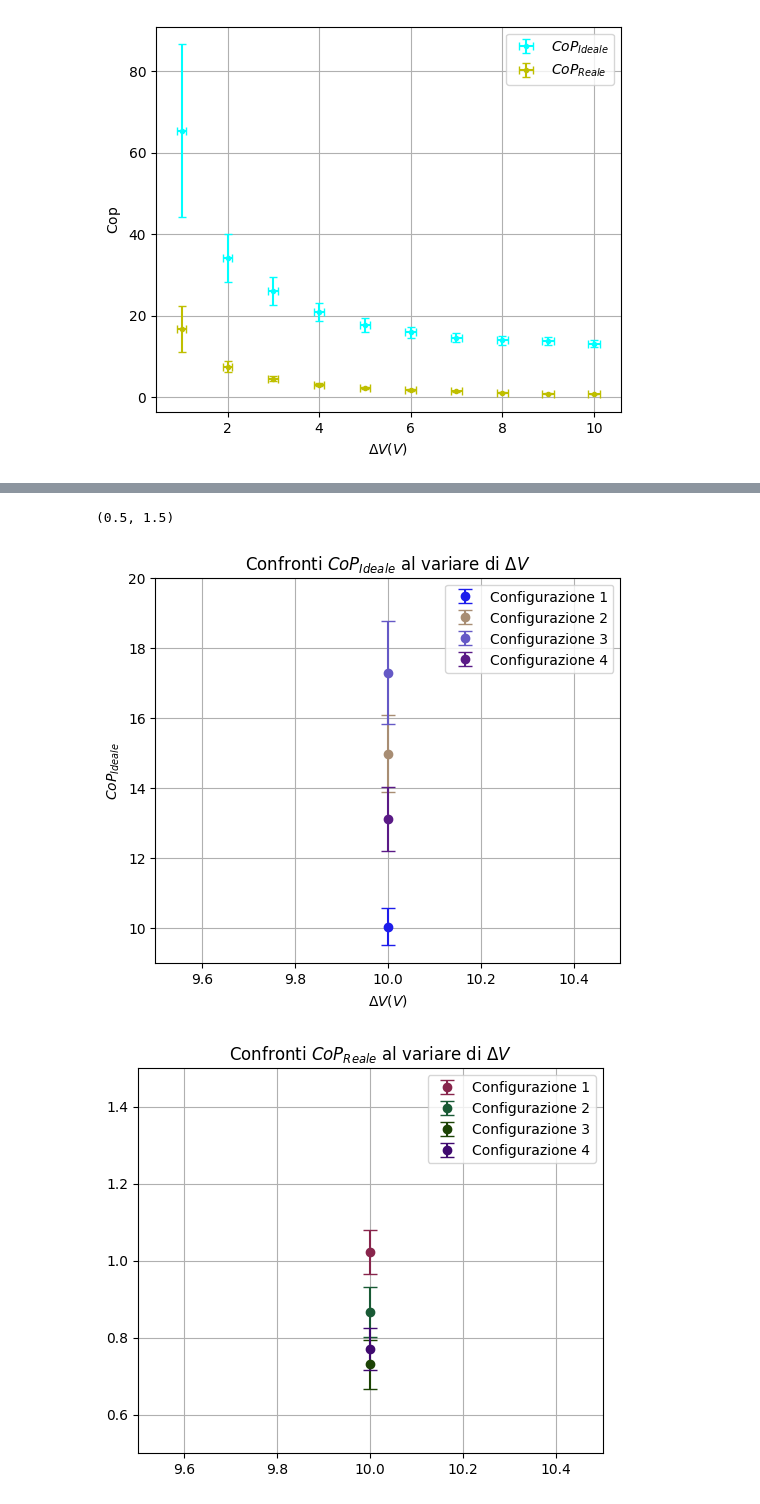
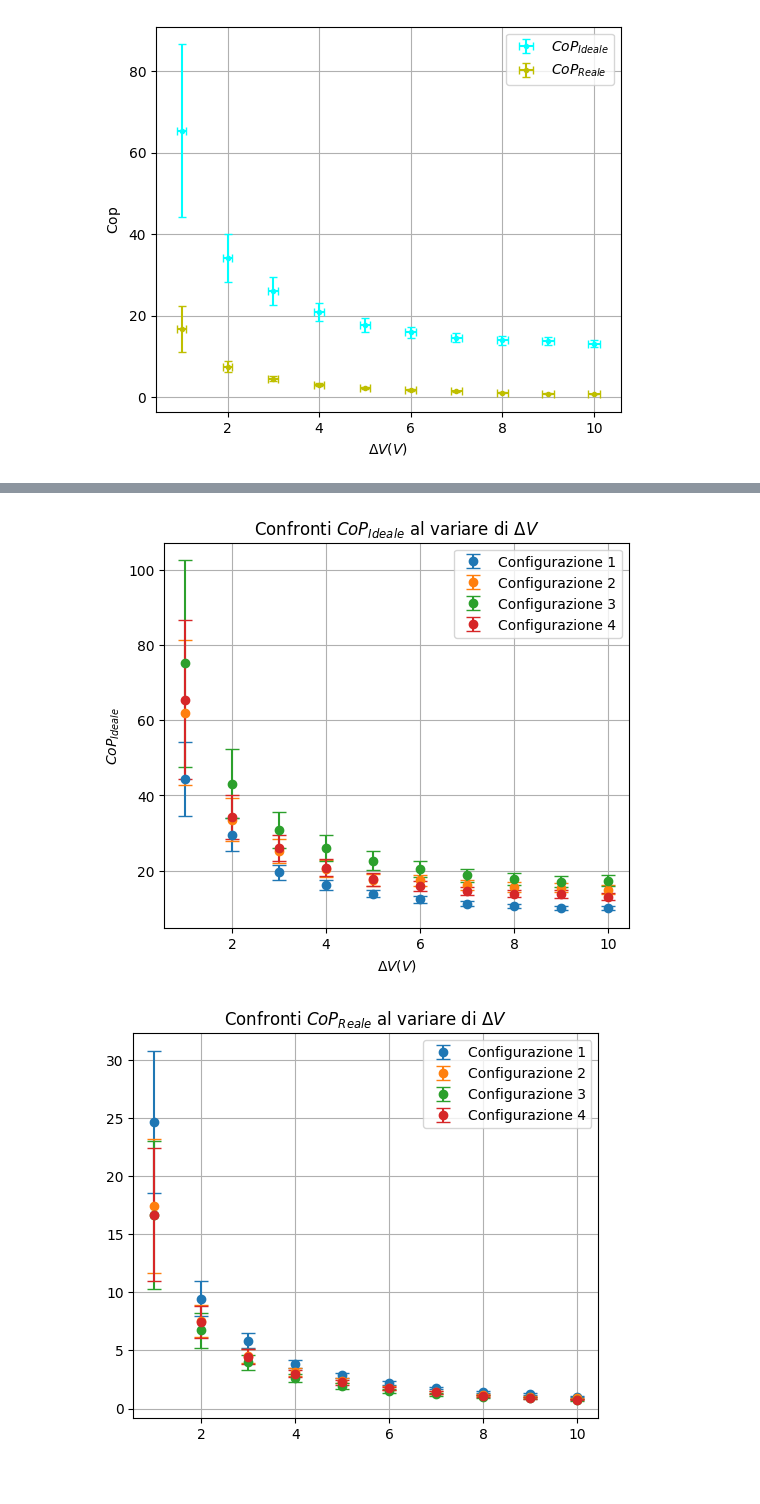
Before and after one commit to Shyan01/Lab-Fisica-2, a Jupyter notebook: Cella di Peltier/Cella di Peltier.ipynb, the cells around one changed output, grey strips where cells are left out. Saved outputs shown, nothing was run; the diff lists cells and outputs as text; code cells hidden in the pictures.

```diff
--- a/Cella di Peltier/Cella di Peltier.ipynb
+++ b/Cella di Peltier/Cella di Peltier.ipynb
@@ -594,32 +594,31 @@ b5e50a
 # %%
 fig, ax = plt.subplots(figsize = (6,5))
 
 ax.set_title(r'Confronti ${CoP}_{Ideale}$ al variare di $\Delta V$')
 ax.set_xlabel(r'$\Delta V(V)$')
 ax.set_ylabel(r'$CoP_{Ideale}$')
 for i in range(len(CoP_Ideale_V)):
 
     numero_esadecimale = ''.join(random.choices('0123456789abcdef', k=lunghezza))
-    ax.errorbar(Voltaggio, CoP_Ideale_V[i], yerr = Err_CoP_Ideale_V[i], color = f"#{numero_esadecimale}",fmt = 'o', label = f"Configurazione {i + 1}",capsize = 5)
+    ax.errorbar(Voltaggio, CoP_Ideale_V[i], yerr = Err_CoP_Ideale_V[i],fmt = 'o', label = f"Configurazione {i + 1}",capsize = 5)
     ax.legend()
     ax.grid(True)
-ax.set_xlim(9.5,10.5)
-ax.set_ylim(9,20)
+#ax.set_xlim(9.5,10.5)
+#ax.set_ylim(9,20)
 
 fig, ax = plt.subplots(figsize = (6,5))
 ax.set_title(r'Confronti ${CoP}_{Reale}$ al variare di $\Delta V$')
 
 
 for i in range(len(CoP_Reale_V)):
 
     numero_esadecimale = ''.join(random.choices('0123456789abcdef', k=lunghezza))
-    ax.errorbar(Voltaggio, CoP_Reale_V[i], yerr = Err_CoP_Reale_V[i], color = f"#{numero_esadecimale}",fmt = 'o', label = f"Configurazione {i + 1}",capsize = 5)
+    ax.errorbar(Voltaggio, CoP_Reale_V[i], yerr = Err_CoP_Reale_V[i],fmt = 'o', label = f"Configurazione {i + 1}",capsize = 5)
     ax.legend()
     ax.grid(True)
 
-ax.set_xlim(9.5,10.5)
-ax.set_ylim(0.5,1.5)
+#ax.set_xlim(9.5,10.5)
+#ax.set_ylim(0.5,1.5)
 # %% [output]
-(0.5, 1.5)
-[figure, old version]
+[figure, new version]
-[figure, old version]
+[figure, new version]
```
Also changed, not shown: parts of 1 cell of this notebook, 2 other files.
